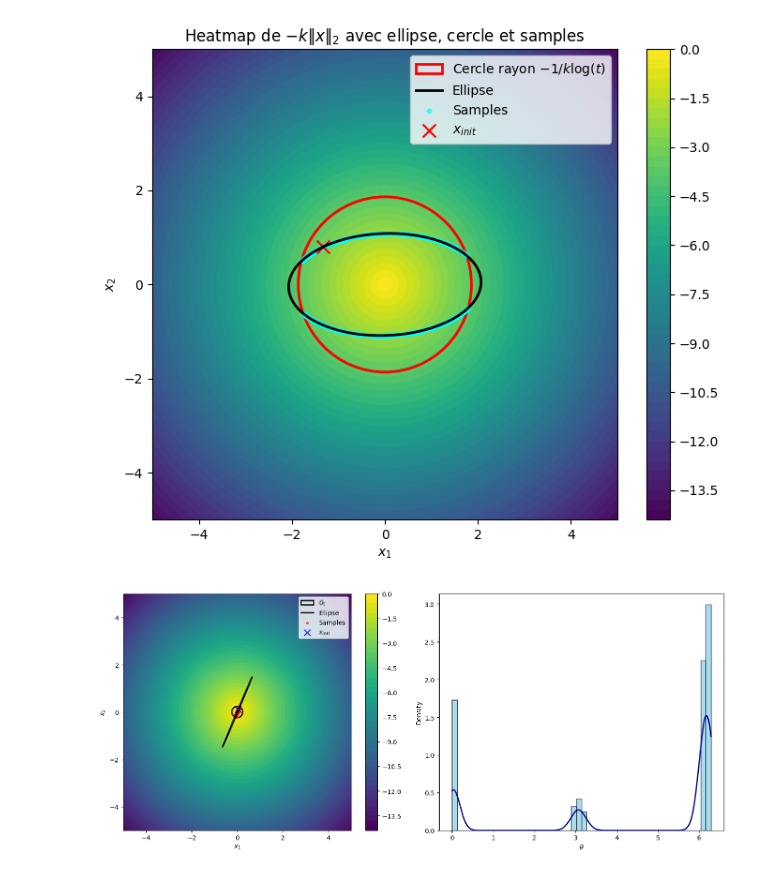
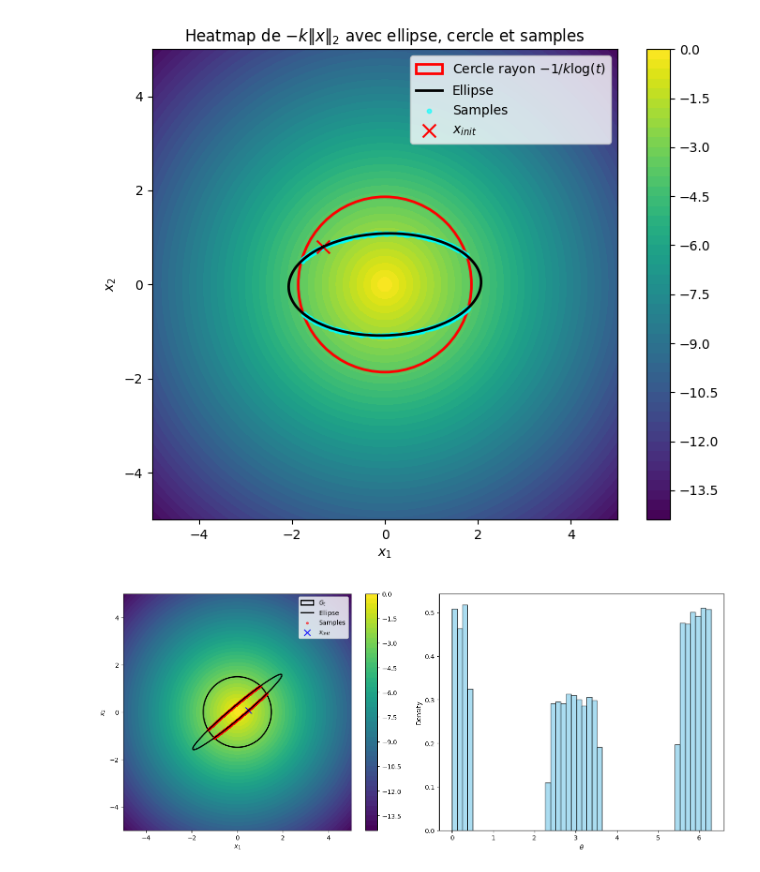
Before and after one commit to MohamedKeteb/Coupling_ESS, a Jupyter notebook: simu_ESS.ipynb, the cells around one changed output. Cells and saved outputs as stored; diff of their text form; code cells hidden in the pictures.

```diff
--- a/simu_ESS.ipynb
+++ b/simu_ESS.ipynb
@@ -594,20 +666,18 @@ def coupled_transition2_blr(x, y, X, Y, e):
         proposal_y = y * np.cos(theta) + w * np.sin(theta)
         log_p_proposal_y = log_likelihood_blr(proposal_y, X, Y, e)
 
-    return proposal_x, proposal_y, theta_visited[-1], theta
+    return proposal_x, proposal_y
 
 
 def coupled_ess2_blr(x_init, y_init, X, Y, e, N):
     samples = [(x_init, y_init)]
     x, y = samples[0]
-    list_theta2 = []
 
     for _ in tqdm(range(N)):
-        x, y, theta1, theta2 = coupled_transition2_blr(x, y, X, Y, e)
-        list_theta2.append((theta1, theta2))
+        x, y = coupled_transition2_blr(x, y, X, Y, e)
         samples.append((x, y))
 
-    return samples, list_theta2
+    return samples
 # %%
 if __name__ == "__main__":
     N = 10000
@@ -770,12 +856,12 @@ if __name__ == "__main__":
 
     plt.figure(figsize=(8, 6))
 
-    for d in [2**k for k in range(1, 7)]:  # d = 2, 4, ...,
+    for d in [2**k for k in [2, 3, 5, 6]]:  # d = 2, 4, ...,
         m = np.ones(d)
         v = 2 * np.eye(d)
         x_init, y_init = np.random.randn(2, d)
         C =  np.eye(d)
-        samples, list_theta_g = coupled_ess2_g(x_init, y_init, m, v, C, N)
+        samples, _ = coupled_ess2_g(x_init, y_init, m, v, C, N)
 
         x_sample_g = np.array([samples[i][0] for i in range(len(samples))])
         y_sample_g = np.array([samples[i][1] for i in range(len(samples))])
@@ -1007,0 +1159,28 @@ if __name__ == "__main__":
+# %%
+if __name__ == "__main__":
+    N = 10000
+    n_runs = 10
+
+    plt.figure(figsize=(8, 6))
+
+    for d in [2**k for k in [2, 3, 5, 6]]:  # d = 4, 8, 32, 64
+        m = np.ones(d)
+        v = 2 * np.eye(d)
+        C = np.eye(d)
+
+        # Moyenne log-distance sur plusieurs runs
+        mean_log = mean_log_distance(coupled_ess2_g_max,
+                                     np.random.randn(d),  # x_init
+                                     np.random.randn(d),  # y_init
+                                     m, v, C, N, n_runs)
+
+        plt.plot(mean_log, label=f"d={d}")
+
+    plt.xscale("log")  # axe X en log
+    plt.xlabel("Iteration")
+    plt.ylabel("Avrage log-distance")
+    plt.grid(True, which="both", ls="--", lw=0.5)
+    plt.legend()
+    plt.tight_layout()
+    plt.savefig("images/crn_ess_g_max_avg.png", dpi=300, bbox_inches='tight')
+    plt.show()
@@ -1578,7 +1807,7 @@ def ess_exp(x_init, k, N):
 # --- Script principal ---
 if __name__ == "__main__":
     x_init = np.random.randn(2)
-    N = 10**6
+    N = 10**4
     k = 2
 
     # Échantillonnage
@@ -1609,32 +1838,32 @@ if __name__ == "__main__":
     # Ellipse
     phi = np.linspace(0, 2*np.pi, 400)
     ellipse = np.outer(np.cos(phi), x_init) + np.outer(np.sin(phi), w)
     axes[0].plot(ellipse[:, 0], ellipse[:, 1], c="black", lw=2, label="Ellipse")
 
     # Points échantillonnés
     axes[0].scatter(sample[:, 0], sample[:, 1], c="red", s=10, alpha=0.6, label="Samples")
 
     # Point initial
     axes[0].scatter(x_init[0], x_init[1], c="blue", marker="x", s=100, label="$x_{init}$")
 
     axes[0].set_xlabel("$x_1$")
     axes[0].set_ylabel("$x_2$")
     #axes[0].set_title("Heatmap of $-k \\|x\\|_2$")
     axes[0].legend()
 
     # --- Histogramme des thetas ---
     thetas_mod = np.mod(thetas, 2*np.pi)
     axes[1].hist(thetas_mod, bins=50, density=True, color="skyblue", edgecolor="k", alpha=0.7)
     kde = gaussian_kde(thetas_mod)
     theta_grid = np.linspace(0, 2*np.pi, 500)
-    axes[1].plot(theta_grid, kde(theta_grid), color="darkblue", lw=2, label="KDE")
+    #axes[1].plot(theta_grid, kde(theta_grid), color="darkblue", lw=2, label="KDE")
 
     axes[1].set_xlabel(r"$\theta$")
     axes[1].set_ylabel("Density")
     #axes[1].set_title("Distribution empirique des angles $\\theta$")
 
     plt.tight_layout()
     plt.savefig("images/theta_distrib.png", dpi=300, bbox_inches="tight")
     plt.show()
 # %% [output]
-[figure, old version]
+[figure, new version]
```
Also changed, not shown: parts of 21 cells of this notebook, 25 other files.
